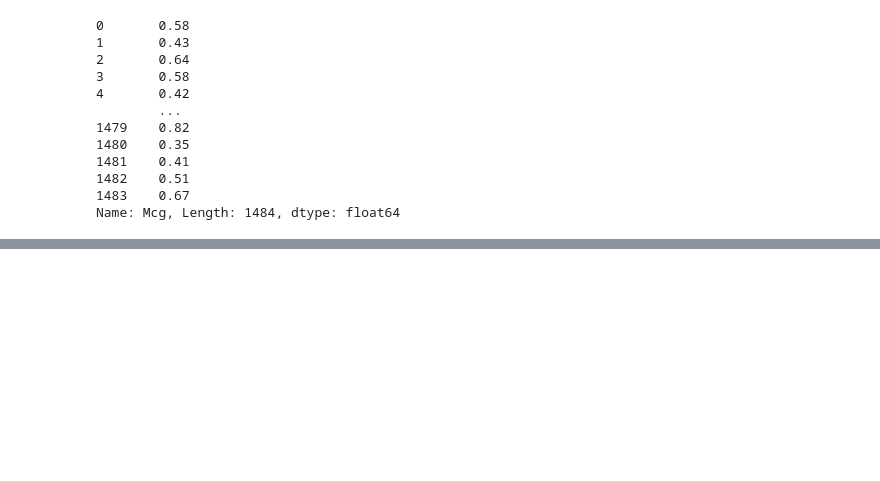
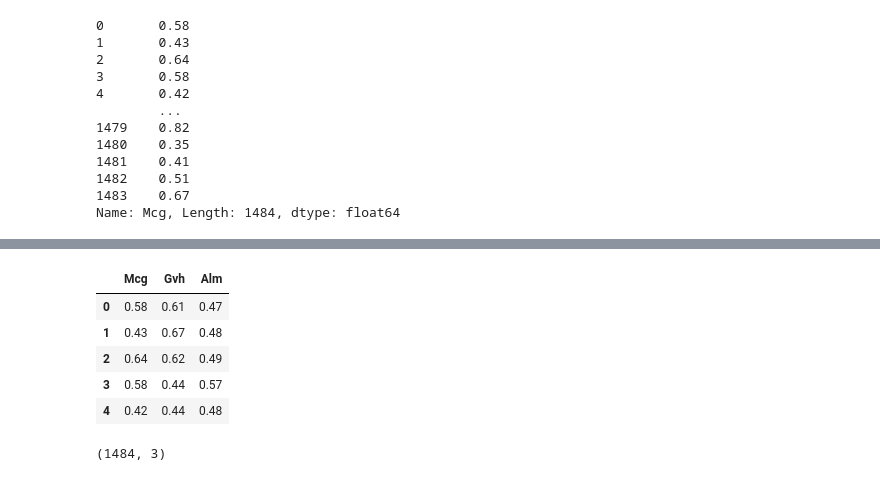
Before and after one commit to HangGao132/tutorial_762_2021, a Jupyter notebook: tutorial_01.ipynb, the cells around one changed output, grey strips where cells are left out. Drawn from its saved outputs; the diff is of its cells as text; code cells hidden in the pictures; blank space fills up the shorter version.

```diff
--- a/tutorial_01.ipynb
+++ b/tutorial_01.ipynb
@@ -265,0 +364,19 @@ Name: Mcg, Length: 1484, dtype: float64
+# %%
+# Create DataFrame from numpy, but build it by columns
+df = pd.DataFrame({
+    'Mcg': data[:, 0],
+    'Gvh': data[:, 1],
+    'Alm': data[:, 2]
+})
+df.head()
+# %% [output]
+|  | Mcg | Gvh | Alm |
+| 0 | 0.58 | 0.61 | 0.47 |
+| 1 | 0.43 | 0.67 | 0.48 |
+| 2 | 0.64 | 0.62 | 0.49 |
+| 3 | 0.58 | 0.44 | 0.57 |
+| 4 | 0.42 | 0.44 | 0.48 |
+# %%
+df.shape
+# %% [output]
+(1484, 3)
```
Also changed, not shown: parts of 23 cells of this notebook.
